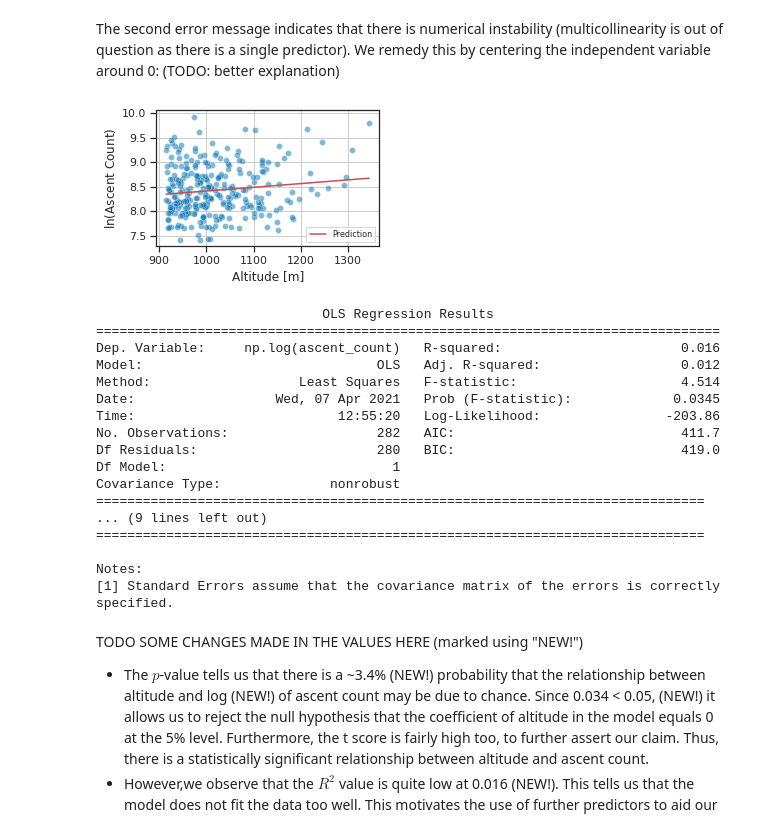
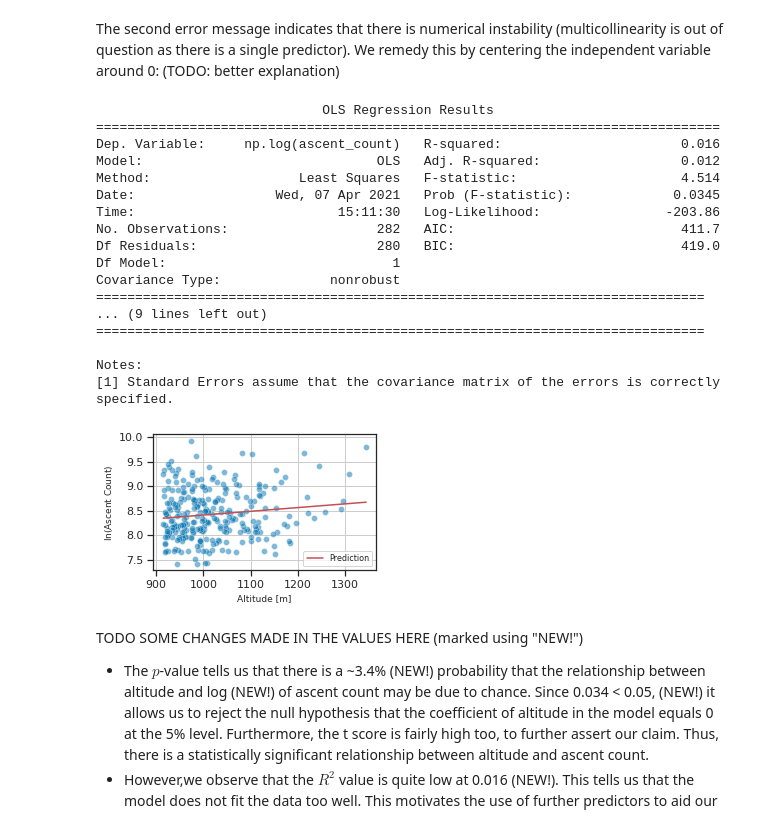
Before and after one commit to filipbalucha/FDS_final_project, a Jupyter notebook: data_analysis.ipynb, the cells around one changed output. Saved outputs shown, nothing was run; the diff lists cells and outputs as text; code cells hidden in the pictures.

```diff
--- a/data_analysis.ipynb
+++ b/data_analysis.ipynb
@@ -316,38 +317,38 @@ results_altitude = model.fit()
 # %%
 plt.figure(figsize=(4,2.5))
 log_ascent = np.log(munro['ascent_count'])
 sns.scatterplot(data=munro, y=log_ascent, x='altitude', alpha=0.5)
 y_hat = results_altitude.predict(munro_mod['altitude'])  # Predicted data
 sns.lineplot(x=munro['altitude'], y=y_hat, color='r', label='Prediction')
-plt.xlabel('Altitude [m]')
-plt.ylabel('$\ln$(Ascent Count)')
+plt.xlabel('Altitude [m]', fontsize = 9)
+plt.ylabel('$\ln$(Ascent Count)', fontsize = 9)
 plt.grid()
 
 # plt.suptitle('Prediction Over Raw Data')
 plt.legend(prop={ 'size': 8 })
 plt.savefig('report/q1_prediction.pdf', bbox_inches='tight')
 plt.show()
 
 print(results_altitude.summary())
 # %% [output]
+                             OLS Regression Results
+================================================================================
+Dep. Variable:     np.log(ascent_count)   R-squared:                       0.016
+Model:                              OLS   Adj. R-squared:                  0.012
+Method:                   Least Squares   F-statistic:                     4.514
+Date:                  Wed, 07 Apr 2021   Prob (F-statistic):             0.0345
+Time:                          15:11:30   Log-Likelihood:                -203.86
+No. Observations:                   282   AIC:                             411.7
+Df Residuals:                       280   BIC:                             419.0
+Df Model:                             1
+Covariance Type:              nonrobust
+==============================================================================
+... (9 lines left out)
+==============================================================================
+
+Notes:
+[1] Standard Errors assume that the covariance matrix of the errors is correctly specified.
-[figure, old version]
+[figure, new version]
-                             OLS Regression Results
-================================================================================
-Dep. Variable:     np.log(ascent_count)   R-squared:                       0.016
-Model:                              OLS   Adj. R-squared:                  0.012
-Method:                   Least Squares   F-statistic:                     4.514
-Date:                  Wed, 07 Apr 2021   Prob (F-statistic):             0.0345
-Time:                          12:55:20   Log-Likelihood:                -203.86
-No. Observations:                   282   AIC:                             411.7
-Df Residuals:                       280   BIC:                             419.0
-Df Model:                             1
-Covariance Type:              nonrobust
-==============================================================================
-... (9 lines left out)
-==============================================================================
-
-Notes:
-[1] Standard Errors assume that the covariance matrix of the errors is correctly specified.
 # %% [markdown]
 TODO SOME CHANGES MADE IN THE VALUES HERE (marked using "NEW!")
 
```
Also changed, not shown: parts of 3 cells of this notebook, 3 other files.
